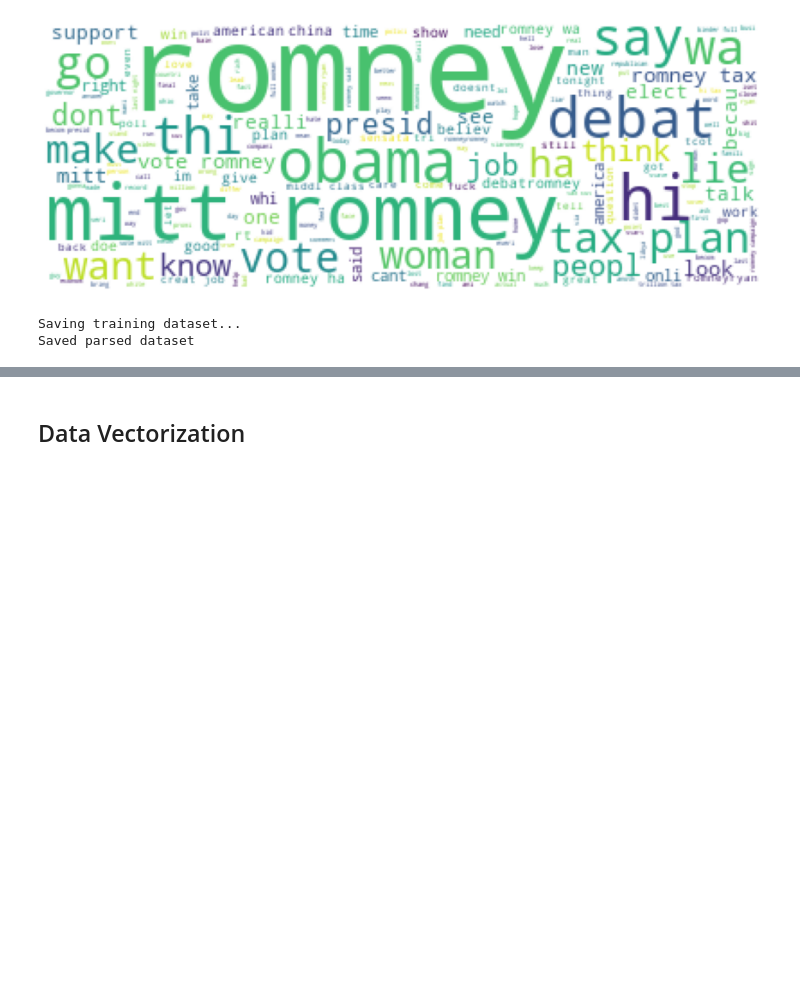
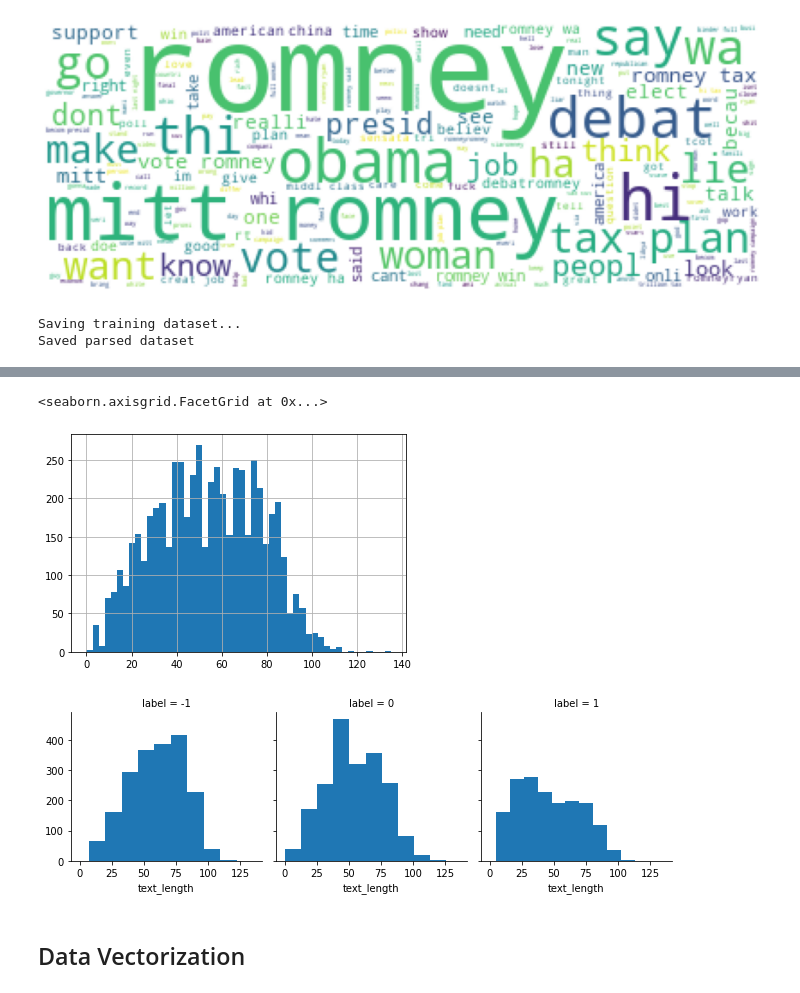
Before and after one commit to chiehhsi/Tweets_Sentiment_Analysis, a Jupyter notebook: Tweets_sentiment_analysis.ipynb, the cells around one changed output, grey strips where cells are left out. Saved outputs shown, nothing was run; the diff lists cells and outputs as text; code cells hidden in the pictures; blank space fills up the shorter version.

```diff
--- a/Tweets_sentiment_analysis.ipynb
+++ b/Tweets_sentiment_analysis.ipynb
@@ -441,3 +451,14 @@ Saved parsed dataset
+# %%
+df['text_length'] = df['tweet'].apply(len)
+df[['label','text_length','tweet']].head()
+df['text_length'].describe()
+df['text_length'].hist(bins=50)
+g = sns.FacetGrid(df,col='label')
+g.map(plt.hist,'text_length')
+# %% [output]
+<seaborn.axisgrid.FacetGrid at 0x...>
+[figure, added]
+[figure, added]
 # %% [markdown]
 ## Data Vectorization
 # %%
```
Also changed, not shown: parts of 3 cells of this notebook.
